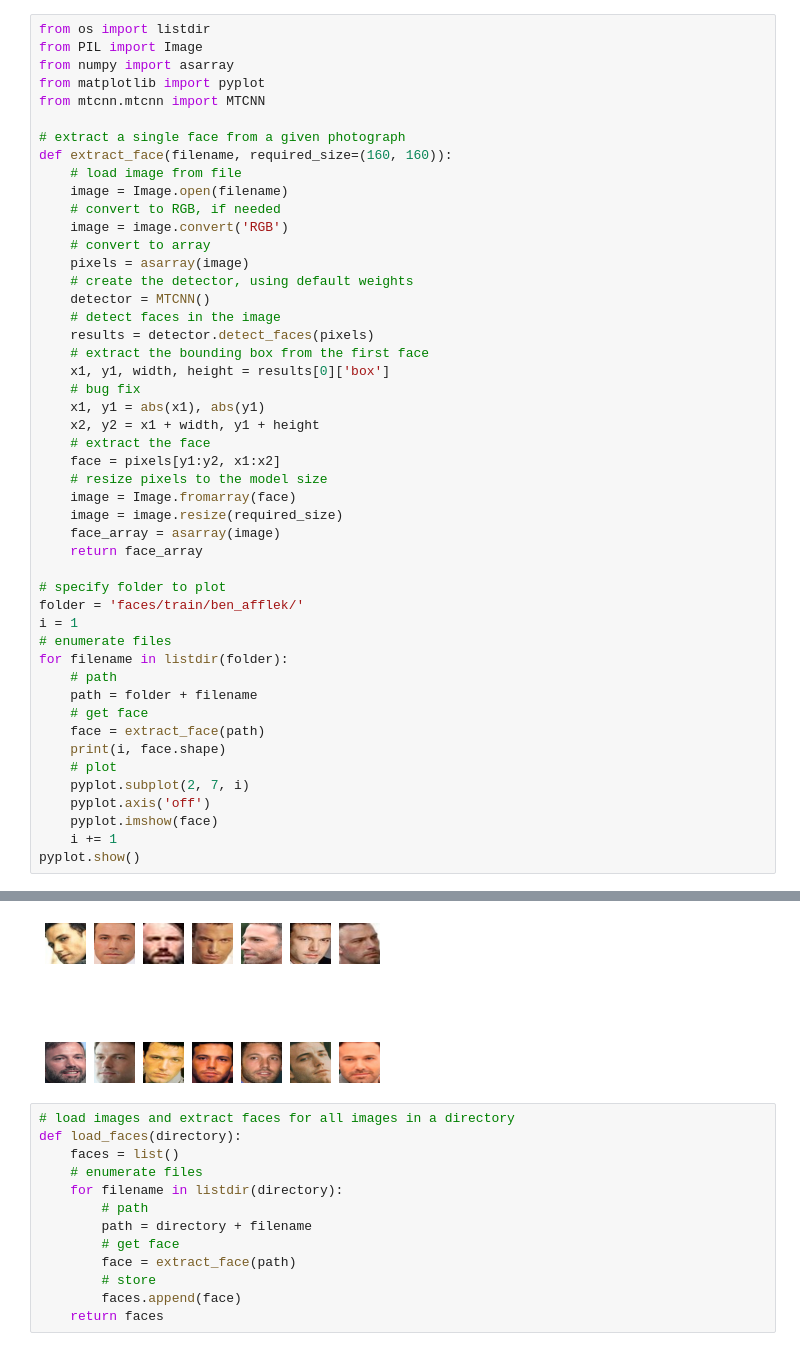
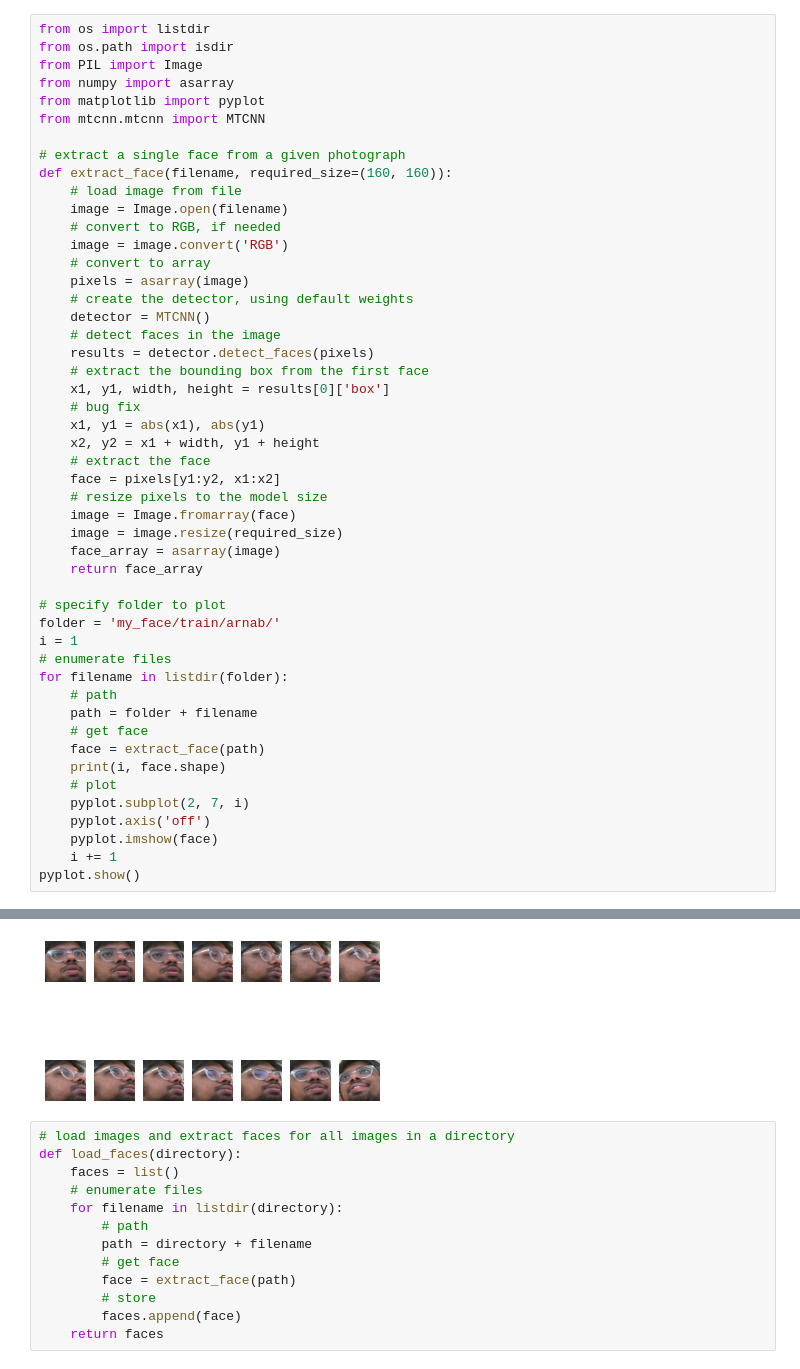
Before and after one commit to grinit10/Tensorflow-Tutorial, a Jupyter notebook: Custom Models, Layers, and Loss Functions with TensorFlow/Generate faces npz.ipynb, the cells around one changed output, grey strips where cells are left out. Cells and saved outputs as stored; diff of their text form.

```diff
--- a/Custom Models, Layers, and Loss Functions with TensorFlow/Generate faces npz.ipynb
+++ b/Custom Models, Layers, and Loss Functions with TensorFlow/Generate faces npz.ipynb
@@ -1,5 +1,6 @@
 # %%
 from os import listdir
+from os.path import isdir
 from PIL import Image
 from numpy import asarray
 from matplotlib import pyplot
@@ -31,7 +32,7 @@ def extract_face(filename, required_size=(160, 160)):
     return face_array
 
 # specify folder to plot
-folder = 'faces/train/ben_afflek/'
+folder = 'my_face/train/arnab/'
 i = 1
 # enumerate files
 for filename in listdir(folder):
@@ -51,17 +54,17 @@ pyplot.show()
 2 (160, 160, 3)
 3 (160, 160, 3)
 4 (160, 160, 3)
 5 (160, 160, 3)
 6 (160, 160, 3)
 7 (160, 160, 3)
 8 (160, 160, 3)
 9 (160, 160, 3)
 10 (160, 160, 3)
 11 (160, 160, 3)
 12 (160, 160, 3)
 13 (160, 160, 3)
 14 (160, 160, 3)
-[figure, old version]
+[figure, new version]
 # %%
 # load images and extract faces for all images in a directory
 def load_faces(directory):
```
Also changed, not shown: parts of 4 cells of this notebook, 4 other files.
